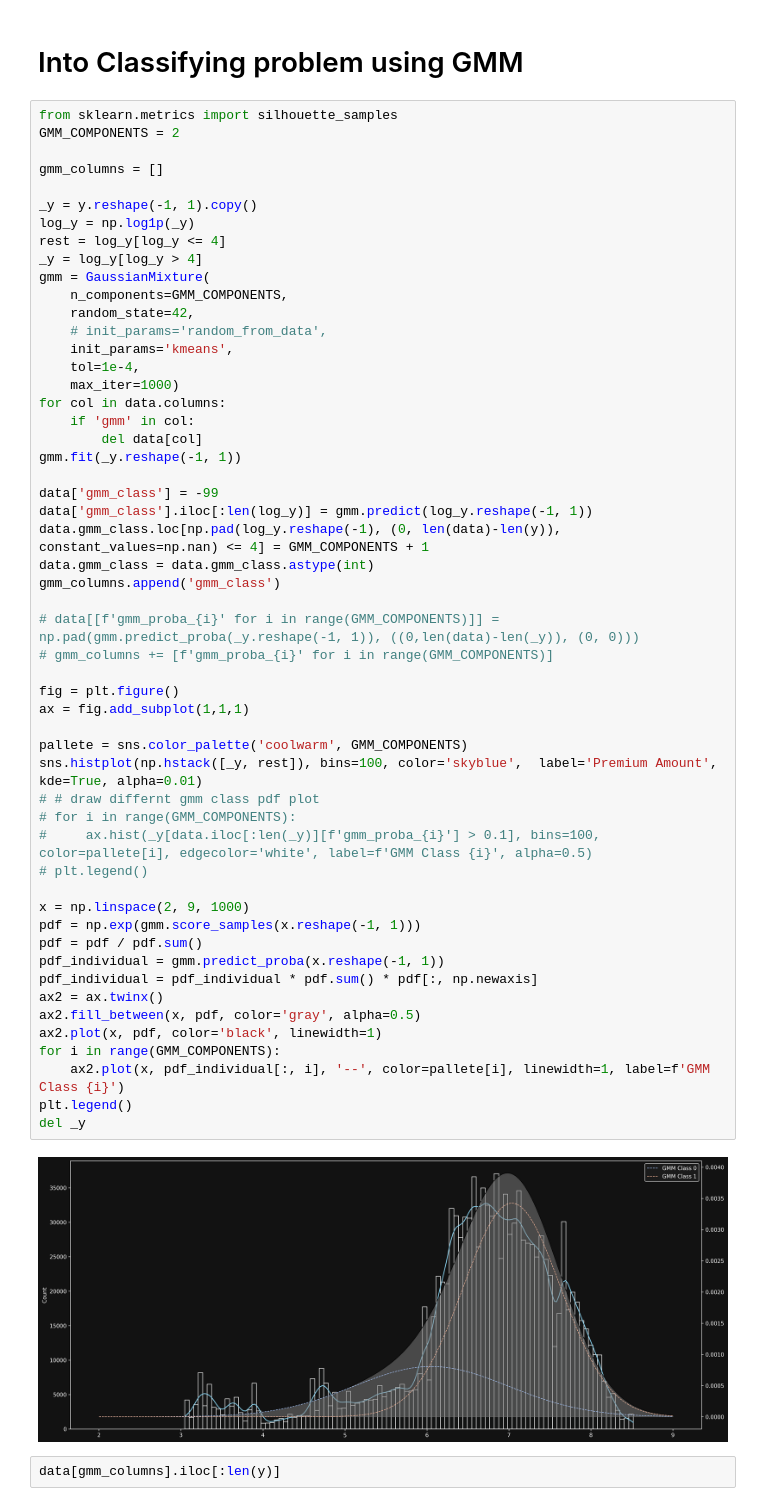
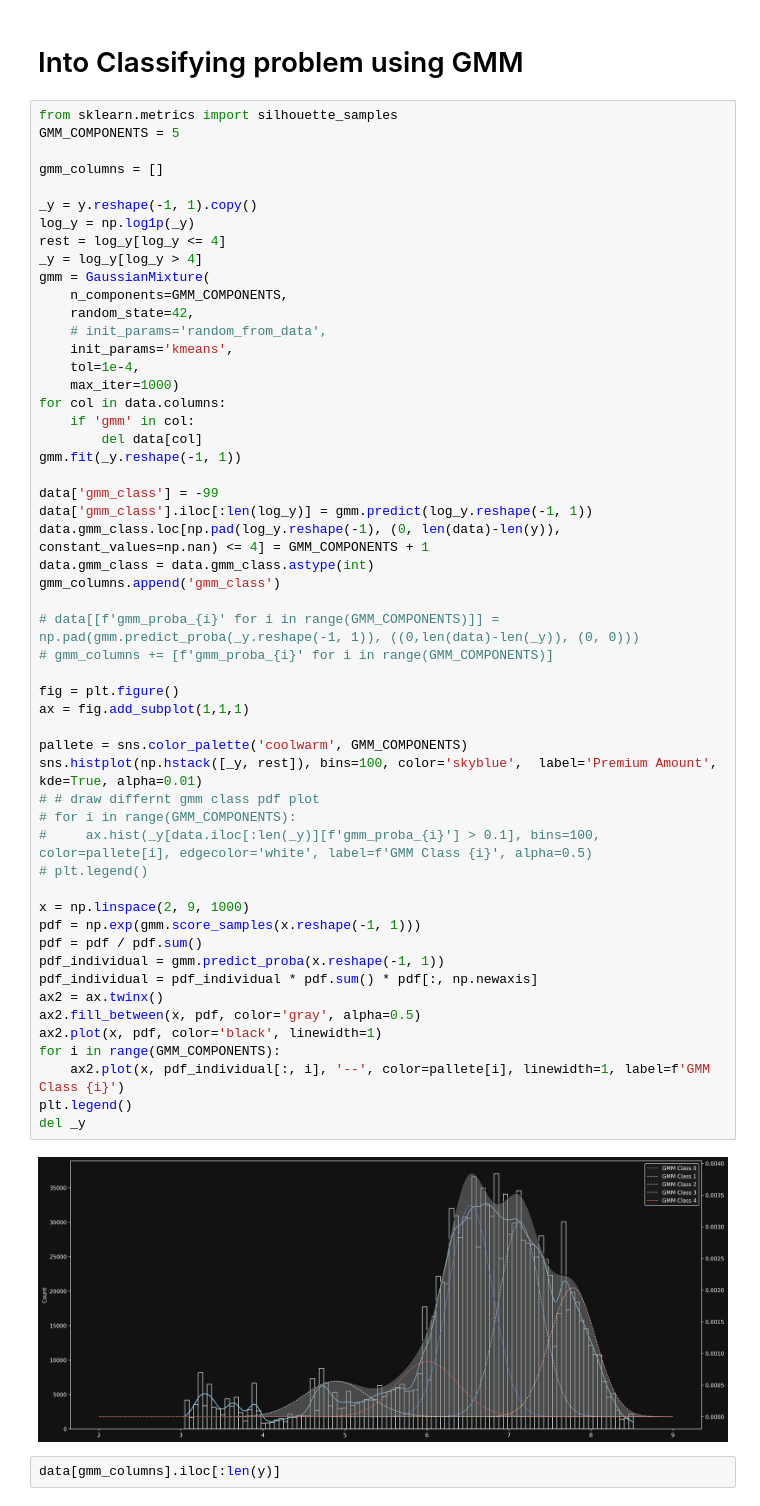
Before and after one commit to pakchu/regression-with-an-insurance-dataset, a Jupyter notebook: classify_then_regress.ipynb, the cells around one changed output. Drawn from its saved outputs; the diff is of its cells as text.

```diff
--- a/classify_then_regress.ipynb
+++ b/classify_then_regress.ipynb
@@ -102,7 +102,7 @@ gmm_columns.append('gmm_class')
 # Into Classifying problem using GMM
 # %%
 from sklearn.metrics import silhouette_samples
-GMM_COMPONENTS = 2
+GMM_COMPONENTS = 5
 
 gmm_columns = []
 
@@ -127,34 +127,34 @@ data['gmm_class'].iloc[:len(log_y)] = gmm.predict(log_y.reshape(-1, 1))
 data.gmm_class.loc[np.pad(log_y.reshape(-1), (0, len(data)-len(y)), constant_values=np.nan) <= 4] = GMM_COMPONENTS + 1
 data.gmm_class = data.gmm_class.astype(int)
 gmm_columns.append('gmm_class')
 
 # data[[f'gmm_proba_{i}' for i in range(GMM_COMPONENTS)]] = np.pad(gmm.predict_proba(_y.reshape(-1, 1)), ((0,len(data)-len(_y)), (0, 0)))
 # gmm_columns += [f'gmm_proba_{i}' for i in range(GMM_COMPONENTS)]
 
 fig = plt.figure()
 ax = fig.add_subplot(1,1,1)
 
 pallete = sns.color_palette('coolwarm', GMM_COMPONENTS)
 sns.histplot(np.hstack([_y, rest]), bins=100, color='skyblue',  label='Premium Amount', kde=True, alpha=0.01)
 # # draw differnt gmm class pdf plot
 # for i in range(GMM_COMPONENTS):
 #     ax.hist(_y[data.iloc[:len(_y)][f'gmm_proba_{i}'] > 0.1], bins=100, color=pallete[i], edgecolor='white', label=f'GMM Class {i}', alpha=0.5)
 # plt.legend()
 
 x = np.linspace(2, 9, 1000)
 pdf = np.exp(gmm.score_samples(x.reshape(-1, 1)))
 pdf = pdf / pdf.sum()
 pdf_individual = gmm.predict_proba(x.reshape(-1, 1))
 pdf_individual = pdf_individual * pdf.sum() * pdf[:, np.newaxis]
 ax2 = ax.twinx()
 ax2.fill_between(x, pdf, color='gray', alpha=0.5)
 ax2.plot(x, pdf, color='black', linewidth=1)
 for i in range(GMM_COMPONENTS):
     ax2.plot(x, pdf_individual[:, i], '--', color=pallete[i], linewidth=1, label=f'GMM Class {i}')
 plt.legend()
 del _y
 # %% [output]
-[figure, old version]
+[figure, new version]
 # %%
 data[gmm_columns].iloc[:len(y)]
 # %% [output]
```
Also changed, not shown: parts of 7 cells of this notebook, 2 other files.
